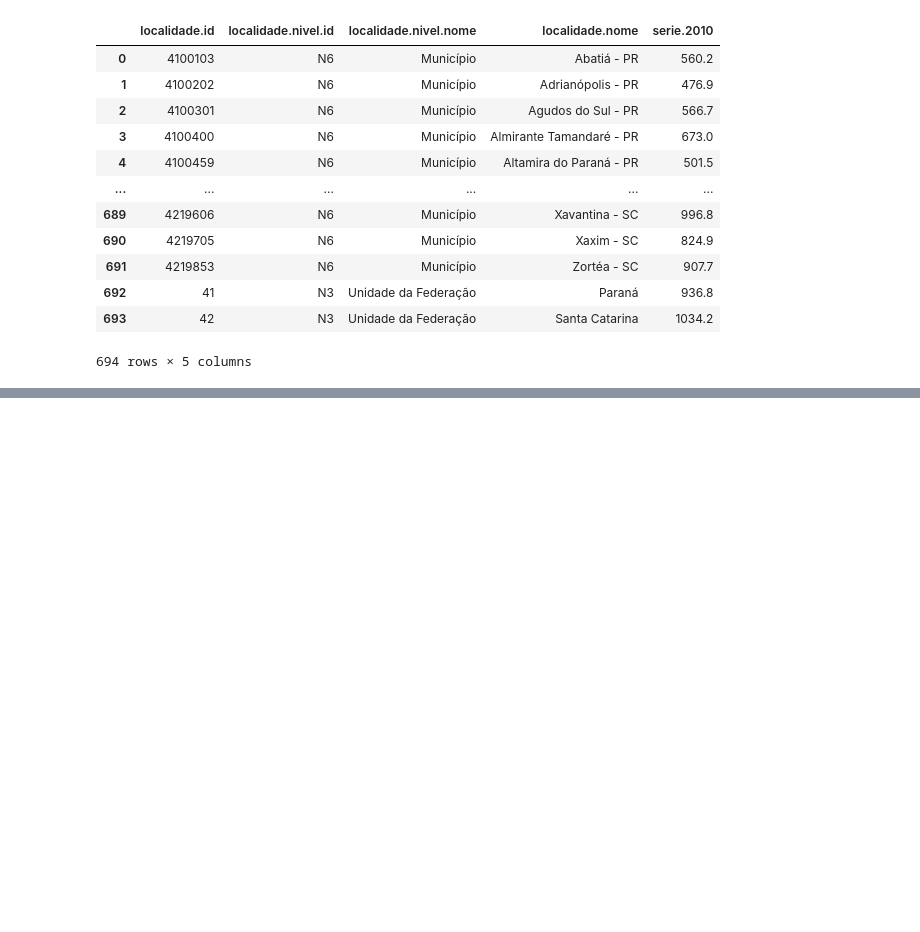
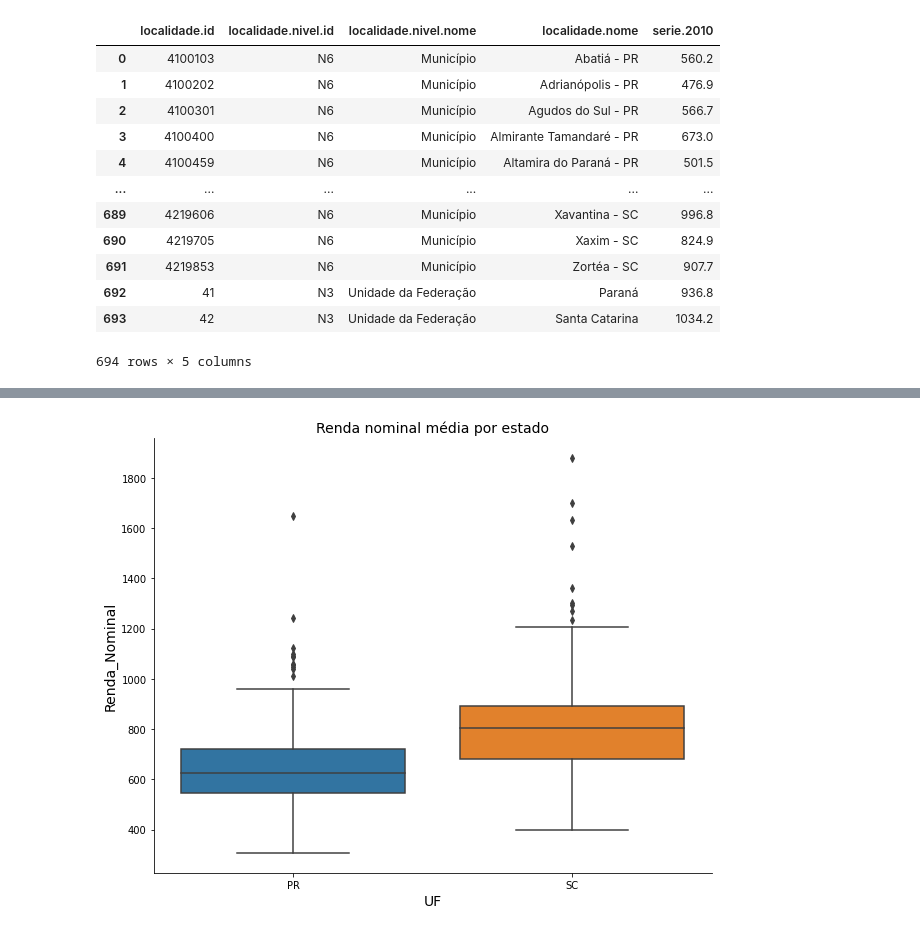
Before and after one commit to williambrunos/Mandacaru-Dev-Cacto, a Jupyter notebook: Atividade-2/Atividade_2_Cacto.ipynb, the cells around one changed output, grey strips where cells are left out. Drawn from its saved outputs; the diff is of its cells as text; code cells hidden in the pictures; blank space fills up the shorter version.

```diff
--- a/Atividade-2/Atividade_2_Cacto.ipynb
+++ b/Atividade-2/Atividade_2_Cacto.ipynb
@@ -132,0 +143,4 @@ df_rend_nom.head()
+# %%
+df_rend_nom.set_index('ID', inplace = True)
+df_rend_nom['Renda_Nominal'] = df_rend_nom['Renda_Nominal'].astype(float)
+df_rend_nom.head()
@@ -132,0 +160,13 @@ df_rend_nom.head()
+# %%
+fig, ax = plt.subplots(figsize=(10, 8))
+
+ax.set_title('Renda nominal média por estado', fontsize=14)
+ax.set_xlabel('UF', fontsize=14)
+ax.set_ylabel('Renda Nominal', fontsize=14)
+
+sns.boxplot(data=df_rend_nom, x='UF', y='Renda_Nominal', ax=ax)
+sns.despine()
+
+plt.show()
+# %% [output]
+[figure, added]
```
Also changed, not shown: parts of 10 cells of this notebook.
